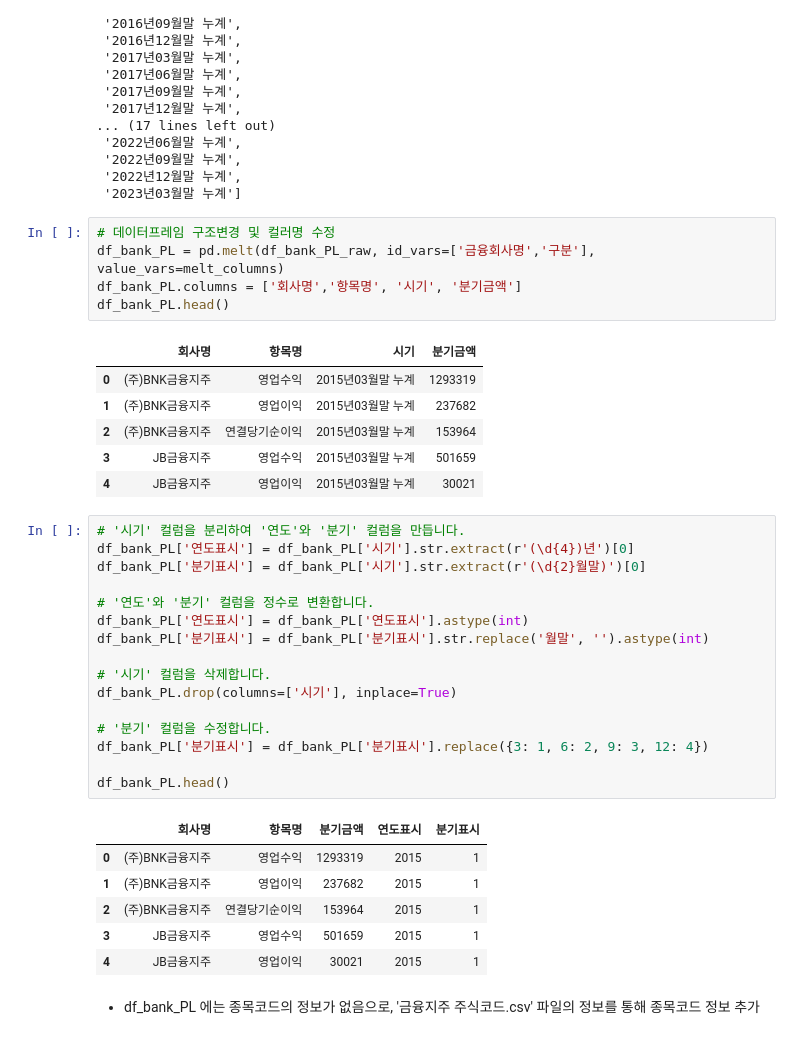
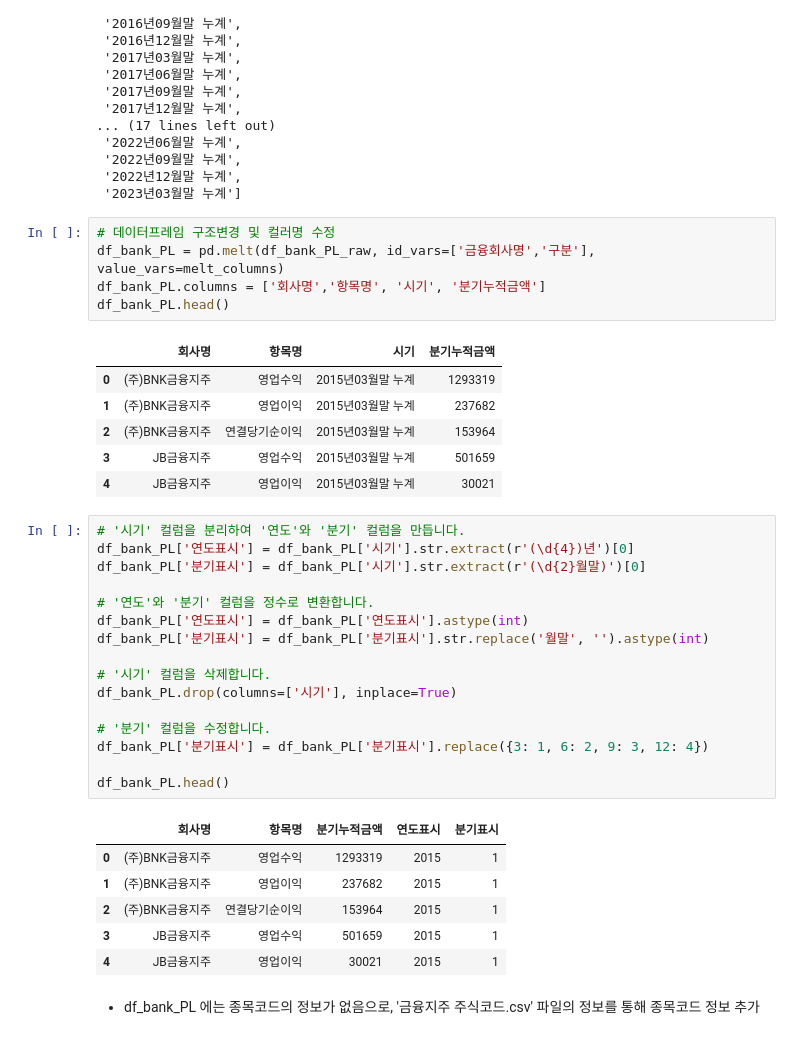
Before and after one commit to Ryong1998/snowball, a Jupyter notebook: 2_Data_Preparation.ipynb, the cells around one changed output. Drawn from its saved outputs; the diff is of its cells as text.

```diff
--- a/2_Data_Preparation.ipynb
+++ b/2_Data_Preparation.ipynb
@@ -1217,10 +1217,10 @@ melt_columns
 # %%
 # 데이터프레임 구조변경 및 컬러명 수정
 df_bank_PL = pd.melt(df_bank_PL_raw, id_vars=['금융회사명','구분'], value_vars=melt_columns)
-df_bank_PL.columns = ['회사명','항목명', '시기', '분기금액']
+df_bank_PL.columns = ['회사명','항목명', '시기', '분기누적금액']
 df_bank_PL.head()
 # %% [output]
-|  | 회사명 | 항목명 | 시기 | 분기금액 |
+|  | 회사명 | 항목명 | 시기 | 분기누적금액 |
 | 0 | (주)BNK금융지주 | 영업수익 | 2015년03월말 누계 | 1293319 |
 | 1 | (주)BNK금융지주 | 영업이익 | 2015년03월말 누계 | 237682 |
 | 2 | (주)BNK금융지주 | 연결당기순이익 | 2015년03월말 누계 | 153964 |
@@ -1243,7 +1243,7 @@ df_bank_PL['분기표시'] = df_bank_PL['분기표시'].replace({3: 1, 6: 2, 9:
 
 df_bank_PL.head()
 # %% [output]
-|  | 회사명 | 항목명 | 분기금액 | 연도표시 | 분기표시 |
+|  | 회사명 | 항목명 | 분기누적금액 | 연도표시 | 분기표시 |
 | 0 | (주)BNK금융지주 | 영업수익 | 1293319 | 2015 | 1 |
 | 1 | (주)BNK금융지주 | 영업이익 | 237682 | 2015 | 1 |
 | 2 | (주)BNK금융지주 | 연결당기순이익 | 153964 | 2015 | 1 |
```
Also changed, not shown: parts of 110 cells of this notebook.
